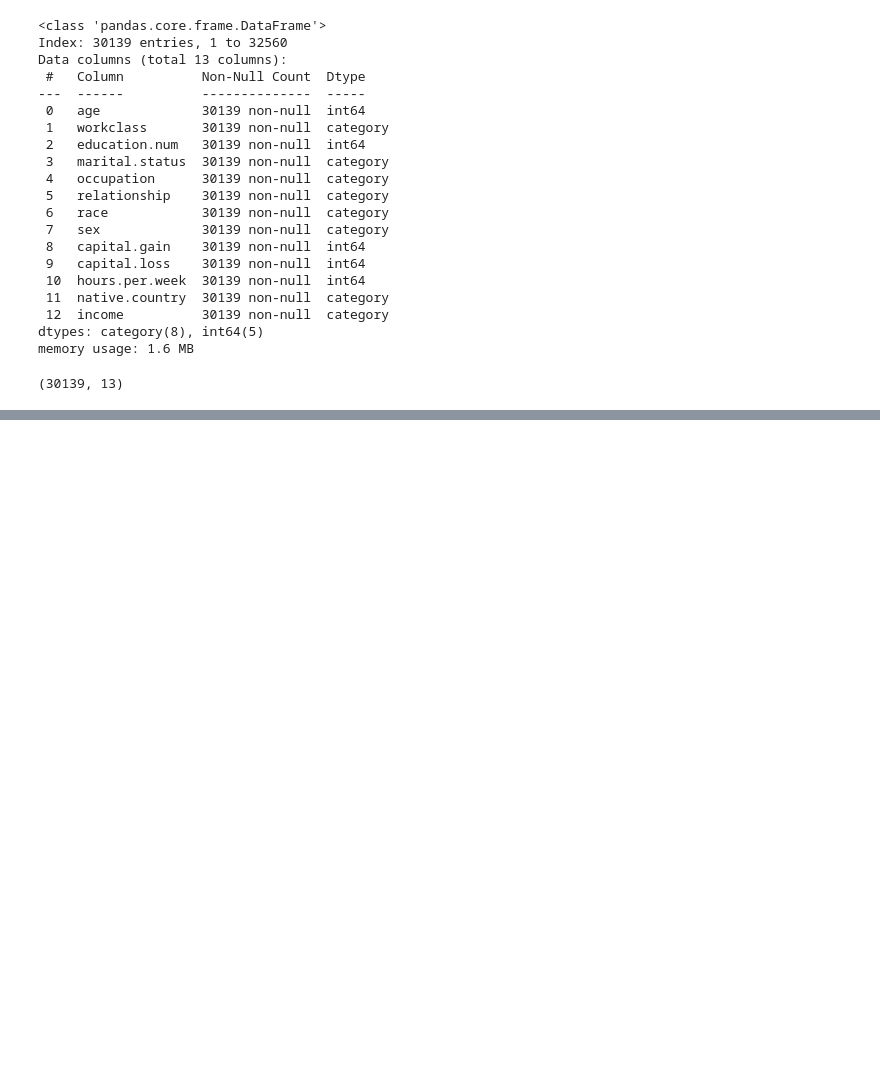
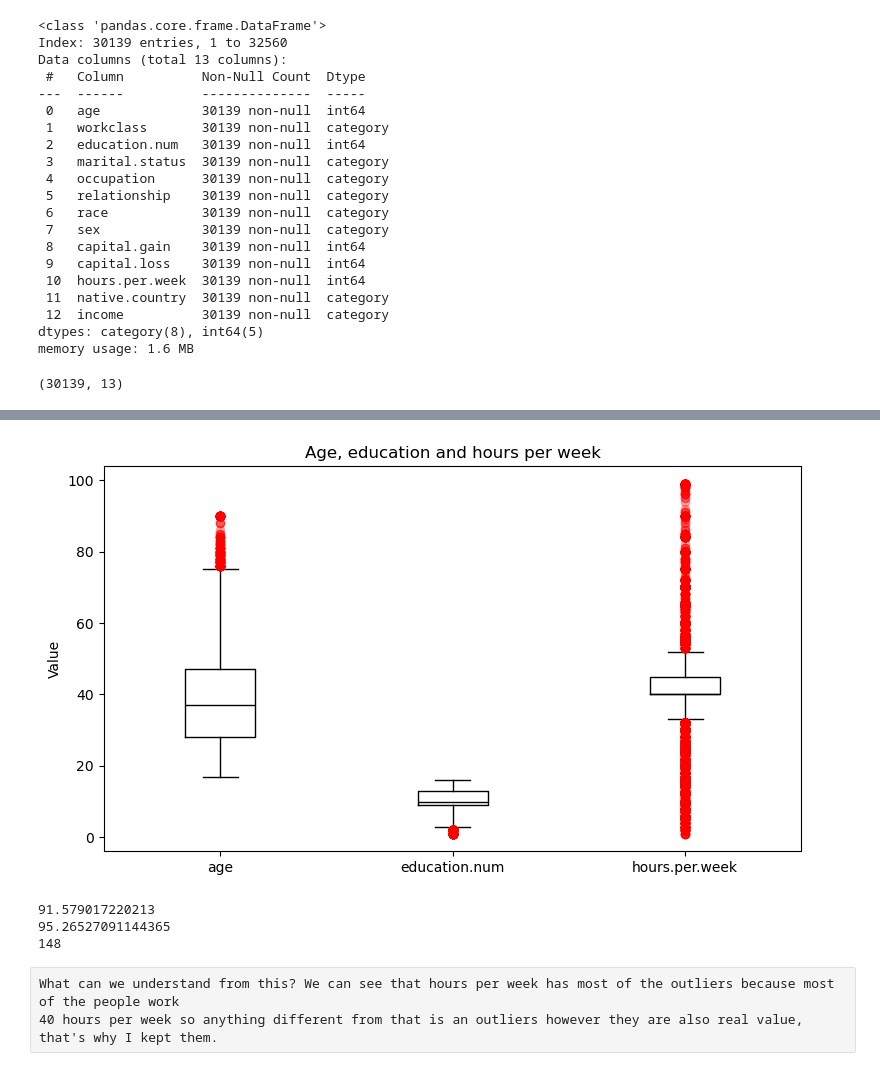
Before and after one commit to henr1quemorais/data-exploration-and-preparation-ca1, a Jupyter notebook: Adult Census Income.ipynb, the cells around one changed output, grey strips where cells are left out. Saved outputs shown, nothing was run; the diff lists cells and outputs as text; code cells hidden in the pictures; blank space fills up the shorter version.

Commit message:
Finding and handling outliers

```diff
--- a/Adult Census Income.ipynb
+++ b/Adult Census Income.ipynb
@@ -180,0 +202,22 @@ census.shape
+# %%
+#boxplot, red dots = outliers
+census[["age", "education.num", "hours.per.week"]].plot(
+    kind="box", figsize=(9, 5), color="black",
+    flierprops={"markerfacecolor": "red", "markeredgecolor": "red", "alpha": 0.3})
+plt.title("Age, education and hours per week")
+plt.ylabel("Value")
+plt.show()
+# %% [output]
+[figure, added]
+# %%
+#checking gain and loss in the capital
+print((census["capital.gain"] == 0).sum() / len(census) * 100)
+print((census["capital.loss"] == 0).sum() / len(census) * 100)
+print((census["capital.gain"] == 99999).sum())
+# %% [output]
+91.579017220213
+95.26527091144365
+148
+# %% [raw]
+What can we understand from this? We can see that hours per week has most of the outliers because most of the people work
+40 hours per week so anything different from that is an outliers however they are also real value, that's why I kept them.
```
Also changed, not shown: parts of 2 cells of this notebook.
